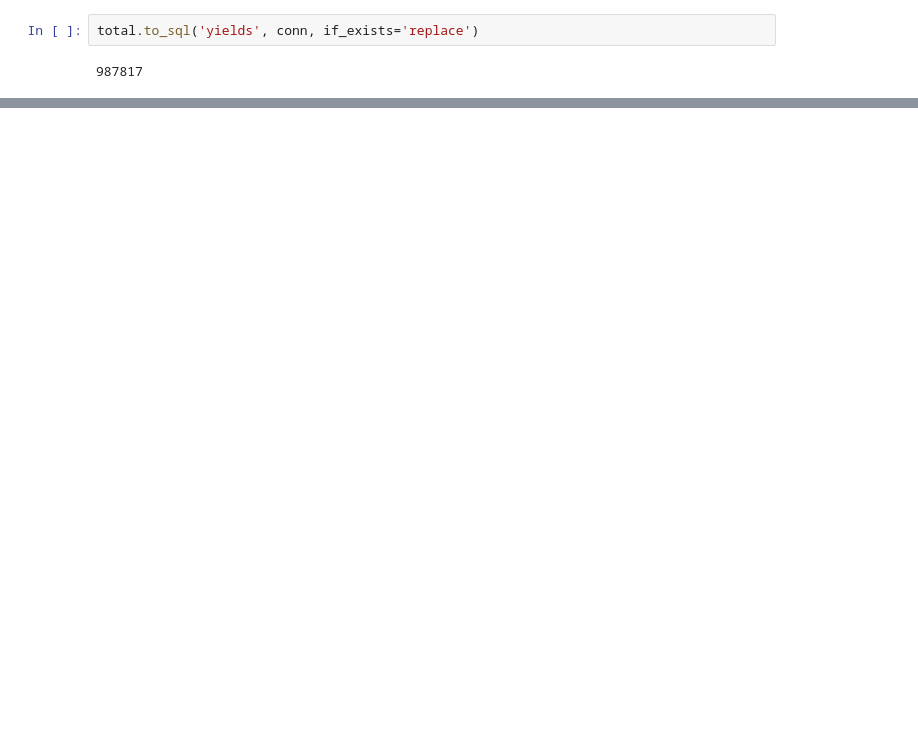
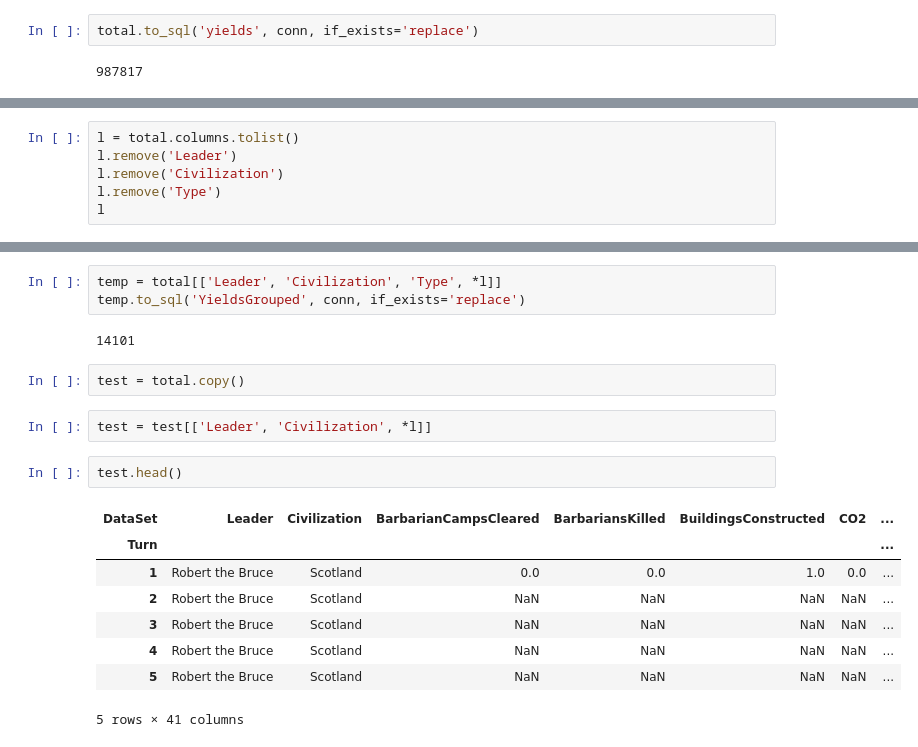
Before and after one commit to astaileyyoung/Civ6HOFParser, a Jupyter notebook: notebook.ipynb, the cells around one changed output, grey strips where cells are left out. Cells and saved outputs as stored; diff of their text form; blank space fills up the shorter version.

```diff
--- a/notebook.ipynb
+++ b/notebook.ipynb
@@ -135,0 +245,6 @@ df.shape
+# %%
+l = total.columns.tolist()
+l.remove('Leader')
+l.remove('Civilization')
+l.remove('Type')
+l
@@ -135,0 +269,20 @@ df.shape
+# %%
+temp = total[['Leader', 'Civilization', 'Type', *l]]
+temp.to_sql('YieldsGrouped', conn, if_exists='replace')
+# %% [output]
+14101
+# %%
+test = total.copy()
+# %%
+test = test[['Leader', 'Civilization', *l]]
+# %%
+test.head()
+# %% [output]
+| DataSet | Leader | Civilization | BarbarianCampsCleared | BarbariansKilled | BuildingsConstructed | CO2 | ... |
+| Turn |  |  |  |  |  |  | ... |
+| 1 | Robert the Bruce | Scotland | 0.0 | 0.0 | 1.0 | 0.0 | ... |
+| 2 | Robert the Bruce | Scotland | NaN | NaN | NaN | NaN | ... |
+| 3 | Robert the Bruce | Scotland | NaN | NaN | NaN | NaN | ... |
+| 4 | Robert the Bruce | Scotland | NaN | NaN | NaN | NaN | ... |
+| 5 | Robert the Bruce | Scotland | NaN | NaN | NaN | NaN | ... |
+5 rows × 41 columns
```
Also changed, not shown: parts of 12 cells of this notebook.
